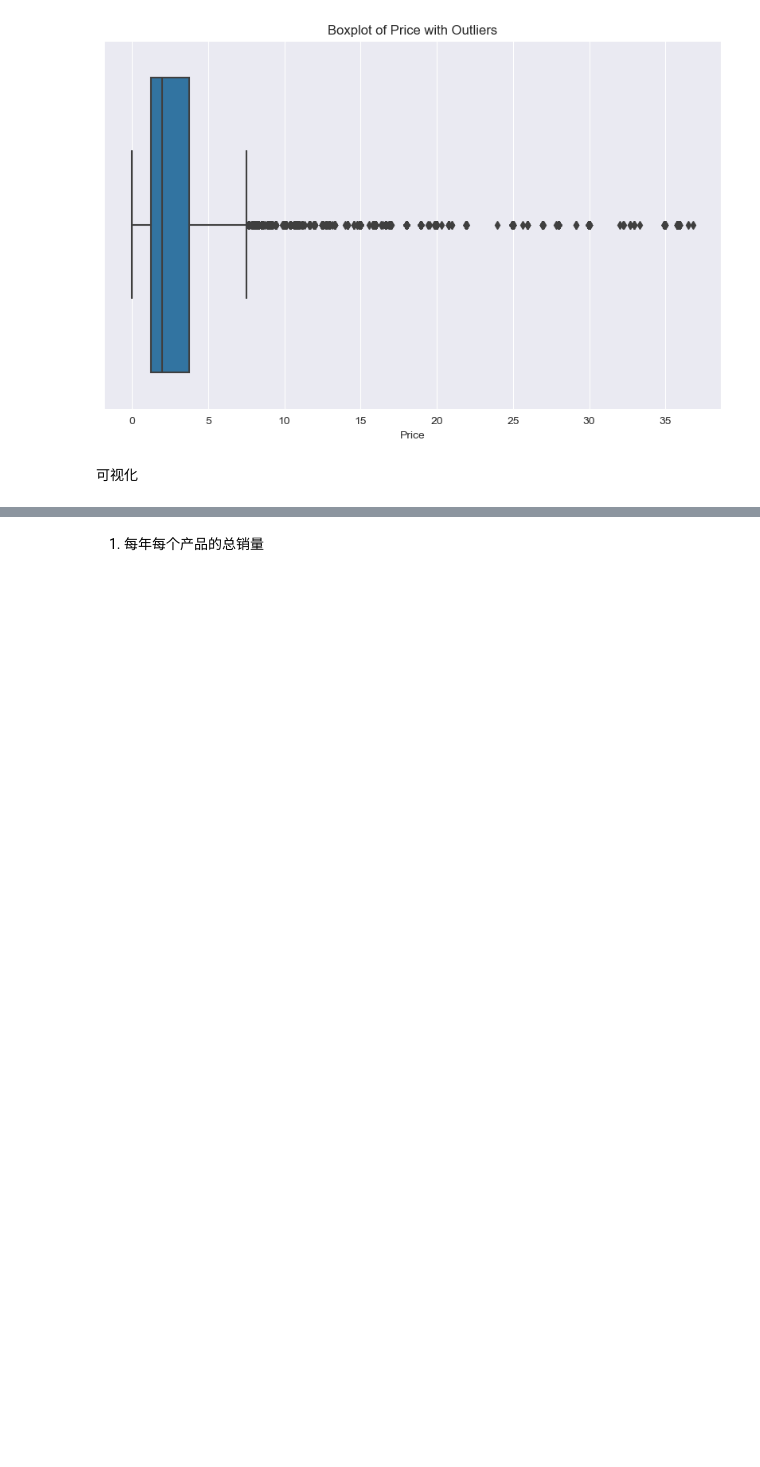
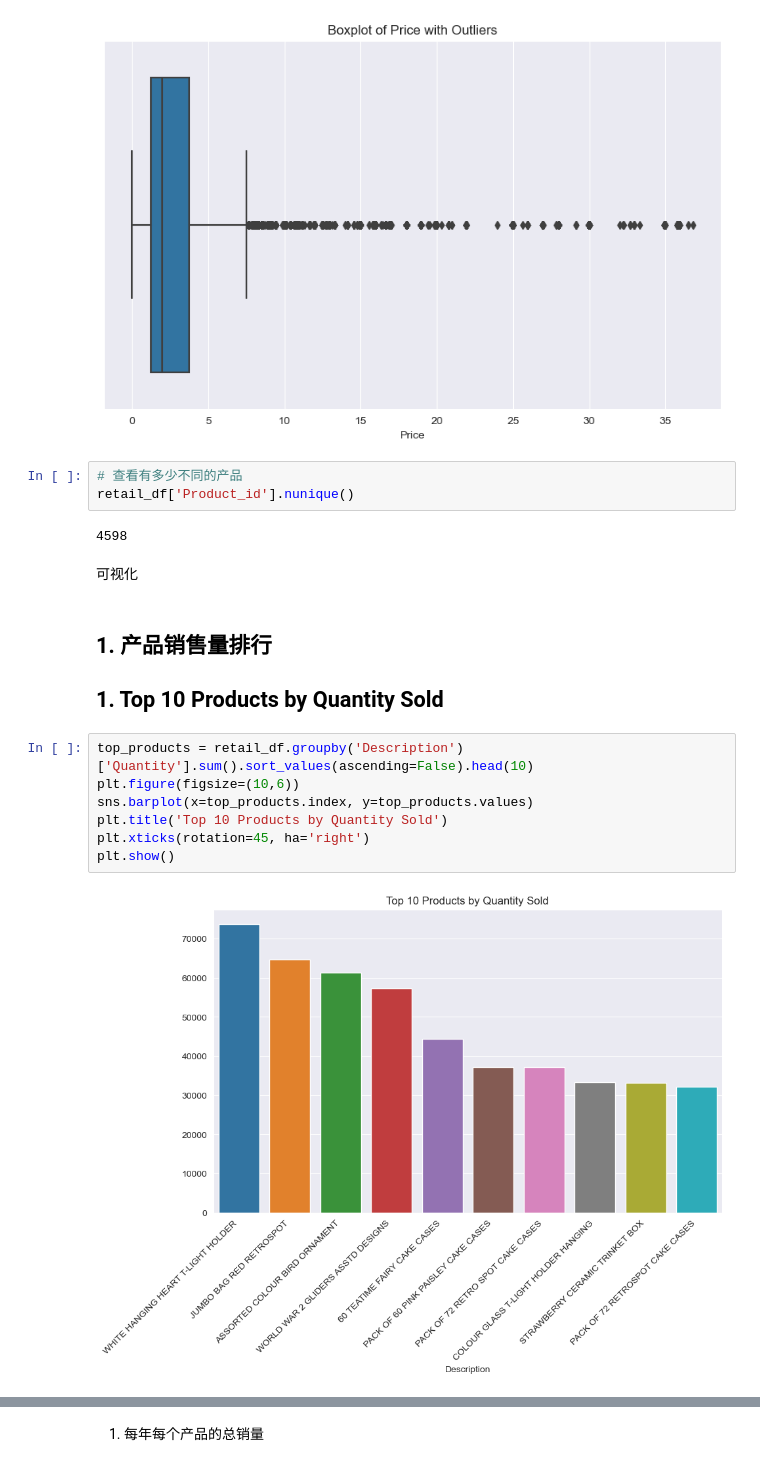
Before and after one commit to GDistories/DSAA5002_Final_Exam, a Jupyter notebook: Q4/Q4_Code/Q4.ipynb, the cells around one changed output, grey strips where cells are left out. Saved outputs shown, nothing was run; the diff lists cells and outputs as text; blank space fills up the shorter version.

```diff
--- a/Q4/Q4_Code/Q4.ipynb
+++ b/Q4/Q4_Code/Q4.ipynb
@@ -99,5 +99,22 @@ plot_with_outliers(retail_df, 'Price')
 # %% [output]
 [figure]
 [figure]
+# %%
+# 查看有多少不同的产品
+retail_df['Product_id'].nunique()
+# %% [output]
+4598
 # %% [markdown]
 可视化
+# %% [markdown]
+## 1. 产品销售量排行
+## 1. Top 10 Products by Quantity Sold
+# %%
+top_products = retail_df.groupby('Description')['Quantity'].sum().sort_values(ascending=False).head(10)
+plt.figure(figsize=(10,6))
+sns.barplot(x=top_products.index, y=top_products.values)
+plt.title('Top 10 Products by Quantity Sold')
+plt.xticks(rotation=45, ha='right')
+plt.show()
+# %% [output]
+[figure, added]
```
Also changed, not shown: parts of 3 cells of this notebook.
